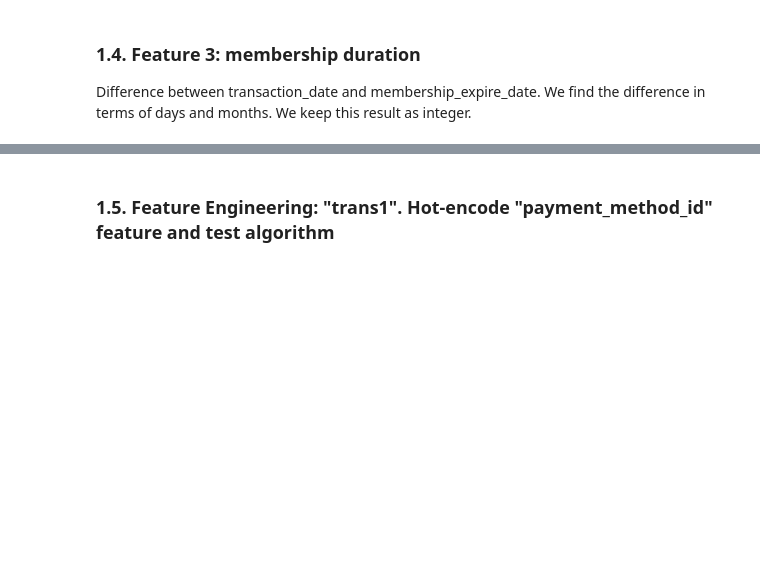
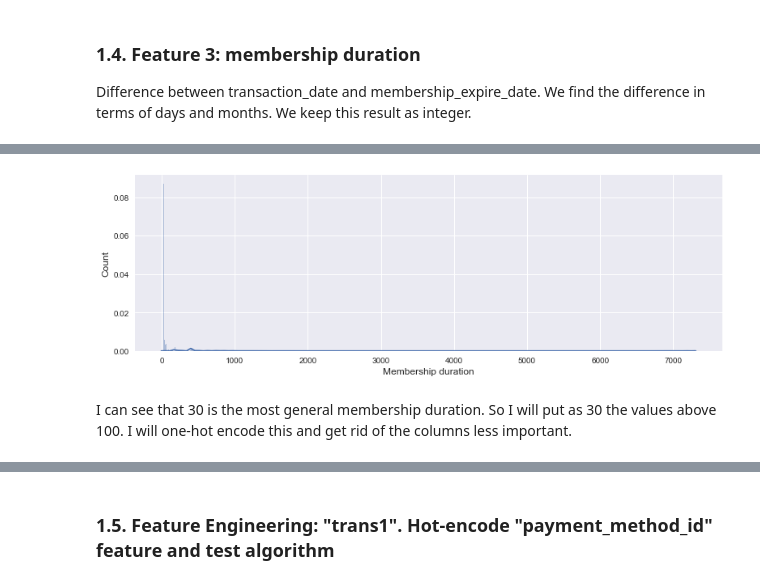
Before and after one commit to maximek3/kkbox, a Jupyter notebook: Feature Eng/Feature_Engineering_Transactions.ipynb, the cells around one changed output, grey strips where cells are left out. Cells and saved outputs as stored; diff of their text form; code cells hidden in the pictures; blank space fills up the shorter version.

```diff
--- a/Feature Eng/Feature_Engineering_Transactions.ipynb
+++ b/Feature Eng/Feature_Engineering_Transactions.ipynb
@@ -68,0 +96,24 @@ Number of rows & columns "TRANSACTIONS":  (1431009, 11)
+# %%
+#I get rid of columns whose value is negative and positive values not significative (see graph above)
+trans1 = trans1.drop("discount_-1788", axis=1)
+trans1 = trans1.drop("discount_-1200", axis=1)
+trans1 = trans1.drop("discount_-894", axis=1)
+trans1 = trans1.drop("discount_-596", axis=1)
+trans1 = trans1.drop("discount_-447", axis=1)
+trans1 = trans1.drop("discount_-149", axis=1)
+trans1 = trans1.drop("discount_-129", axis=1)
+trans1 = trans1.drop("discount_-119", axis=1)
+trans1 = trans1.drop("discount_-100", axis=1)
+trans1 = trans1.drop("discount_-90", axis=1)
+trans1 = trans1.drop("discount_-3", axis=1)
+trans1 = trans1.drop("discount_-1", axis=1)
+
+trans1 = trans1.drop("discount_1", axis=1)
+trans1 = trans1.drop("discount_8", axis=1)
+trans1 = trans1.drop("discount_10", axis=1)
+trans1 = trans1.drop("discount_45", axis=1)
+trans1 = trans1.drop("discount_99", axis=1)
+trans1 = trans1.drop("discount_120", axis=1)
+trans1 = trans1.drop("discount_129", axis=1)
+trans1 = trans1.drop("discount_894", axis=1)
+trans1 = trans1.drop("discount_1599", axis=1)
@@ -81,9 +146,9 @@ Number of rows & columns "TRANSACTIONS":  (1431009, 12)
 Difference between transaction_date and membership_expire_date. We find the difference in terms of days and months. We keep this result as integer.
 # %%
 #First of all, transform the dates to "datetpye"
-transactions['transaction_date'] = transactions.transaction_date.apply(lambda x: datetime.strptime(str(int(x)), "%Y%m%d").date() if pd.notnull(x) else "NAN" )
-transactions['membership_expire_date'] = transactions.membership_expire_date.apply(lambda x: datetime.strptime(str(int(x)), "%Y%m%d").date() if pd.notnull(x) else "NAN" )
-transactions.head()
+trans1['transaction_date'] = trans1.transaction_date.apply(lambda x: datetime.strptime(str(int(x)), "%Y%m%d").date() if pd.notnull(x) else "NAN" )
+trans1['membership_expire_date'] = trans1.membership_expire_date.apply(lambda x: datetime.strptime(str(int(x)), "%Y%m%d").date() if pd.notnull(x) else "NAN" )
+trans1.head()
 # %% [output]
 |  | msno | payment_method_id | payment_plan_days | plan_list_price | actual_amount_paid | is_auto_renew | ... |
 | 0 | ++6eU4LsQ3UQ20ILS7d99XK8WbiVgbyYL... | 32 | 90 | 298 | 298 | 0 | ... |
@@ -98,0 +181,11 @@ transactions['mem_duration'] = transactions['mem_duration'].astype(int)
+# %%
+sns.set(rc={'figure.figsize':(13,4)}) #Horizontal, vertical
+sns.distplot( trans1["mem_duration"], bins = 1000 )
+plt.ylabel('Count', fontsize = 12)
+plt.xlabel('Membership duration', fontsize = 12)
+plt.show()
+# %% [output]
+[figure, added]
+# %% [markdown]
+I can see that 30 is the most general membership duration. So I will put as 30 the values above 100.
+I will one-hot encode this and get rid of the columns less important.
```
Also changed, not shown: parts of 35 cells of this notebook.
